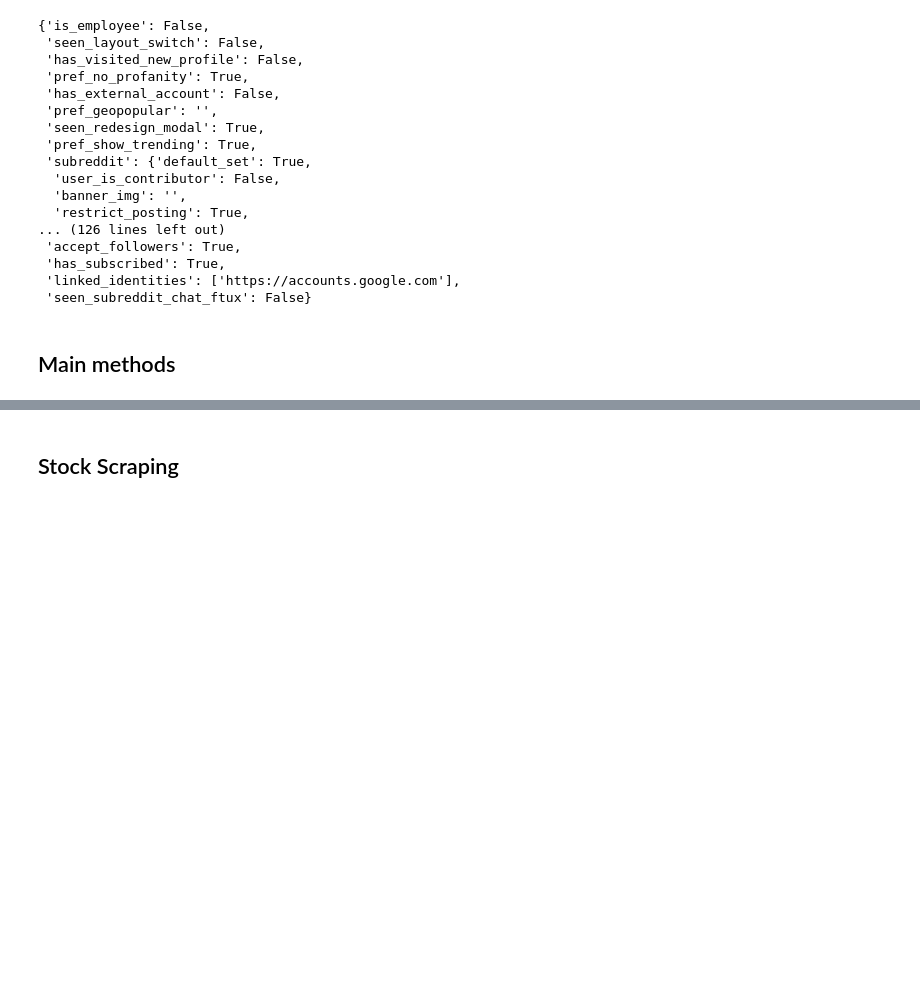
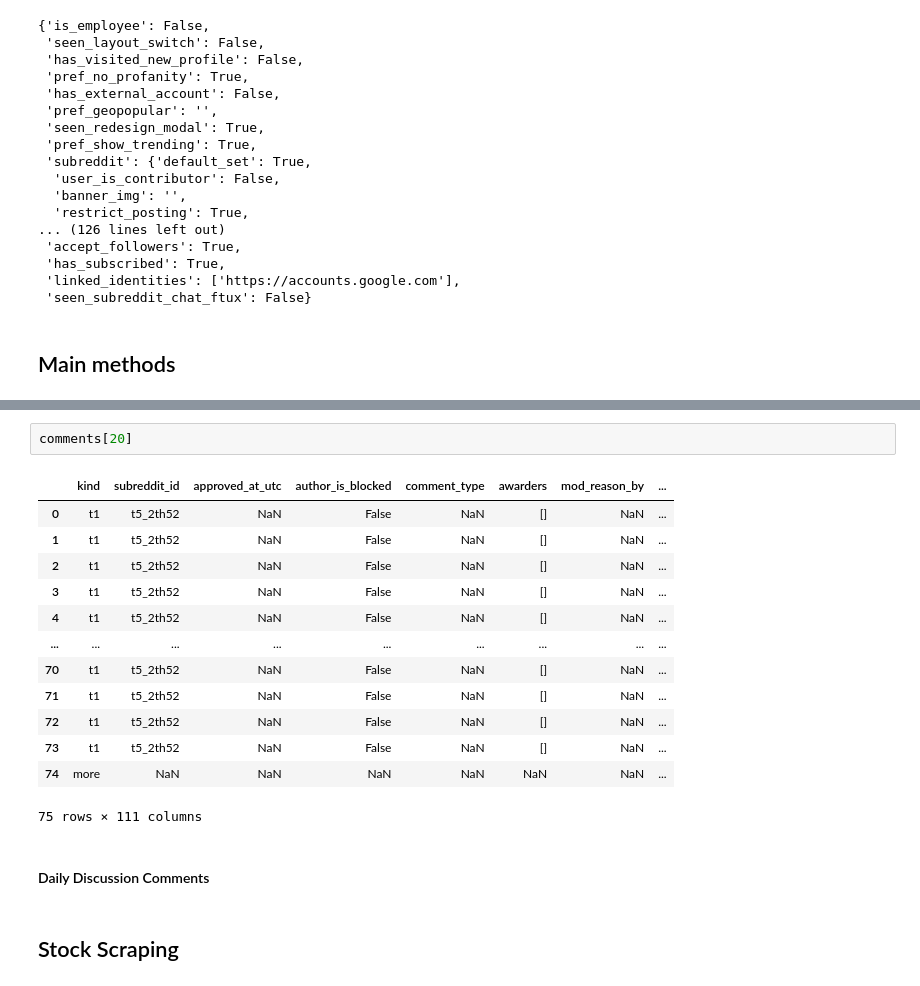
Before and after one commit to tristntran/twitter-stock-analysis, a Jupyter notebook: src/analysis.ipynb, the cells around one changed output, grey strips where cells are left out. Drawn from its saved outputs; the diff is of its cells as text; blank space fills up the shorter version.

```diff
--- a/src/analysis.ipynb
+++ b/src/analysis.ipynb
@@ -49,3 +127,21 @@ hot_wsb_posts = get_posts(headers)
+# %%
+comments[20]
+# %% [output]
+|  | kind | subreddit_id | approved_at_utc | author_is_blocked | comment_type | awarders | mod_reason_by | ... |
+| 0 | t1 | t5_2th52 | NaN | False | NaN | [] | NaN | ... |
+| 1 | t1 | t5_2th52 | NaN | False | NaN | [] | NaN | ... |
+| 2 | t1 | t5_2th52 | NaN | False | NaN | [] | NaN | ... |
+| 3 | t1 | t5_2th52 | NaN | False | NaN | [] | NaN | ... |
+| 4 | t1 | t5_2th52 | NaN | False | NaN | [] | NaN | ... |
+| ... | ... | ... | ... | ... | ... | ... | ... | ... |
+| 70 | t1 | t5_2th52 | NaN | False | NaN | [] | NaN | ... |
+| 71 | t1 | t5_2th52 | NaN | False | NaN | [] | NaN | ... |
+| 72 | t1 | t5_2th52 | NaN | False | NaN | [] | NaN | ... |
+| 73 | t1 | t5_2th52 | NaN | False | NaN | [] | NaN | ... |
+| 74 | more | NaN | NaN | NaN | NaN | NaN | NaN | ... |
+75 rows × 111 columns
+# %% [markdown]
+#### Daily Discussion Comments
 # %% [markdown]
 ## Stock Scraping
 # %%
```
Also changed, not shown: parts of 14 cells of this notebook, 2 other files.
